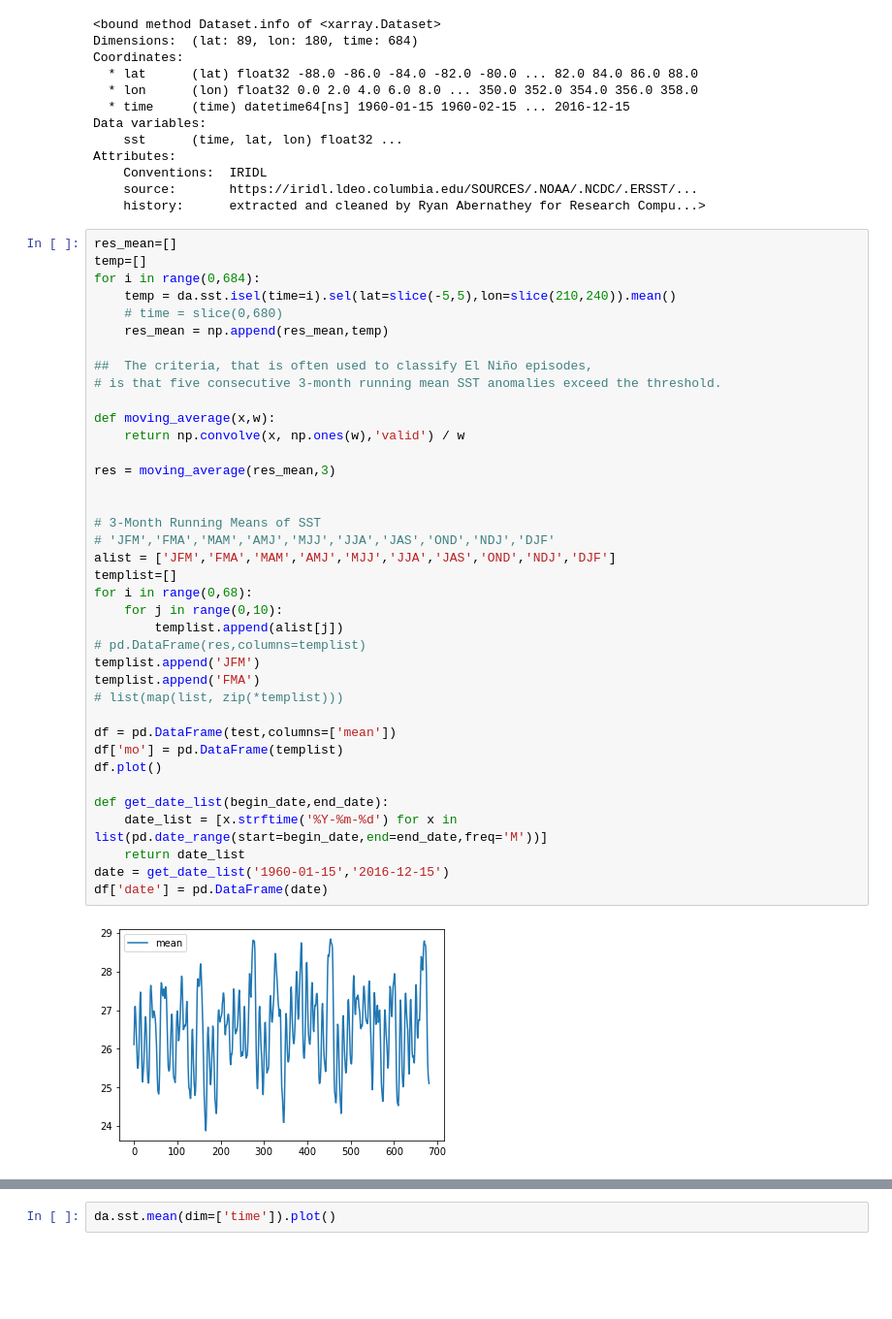
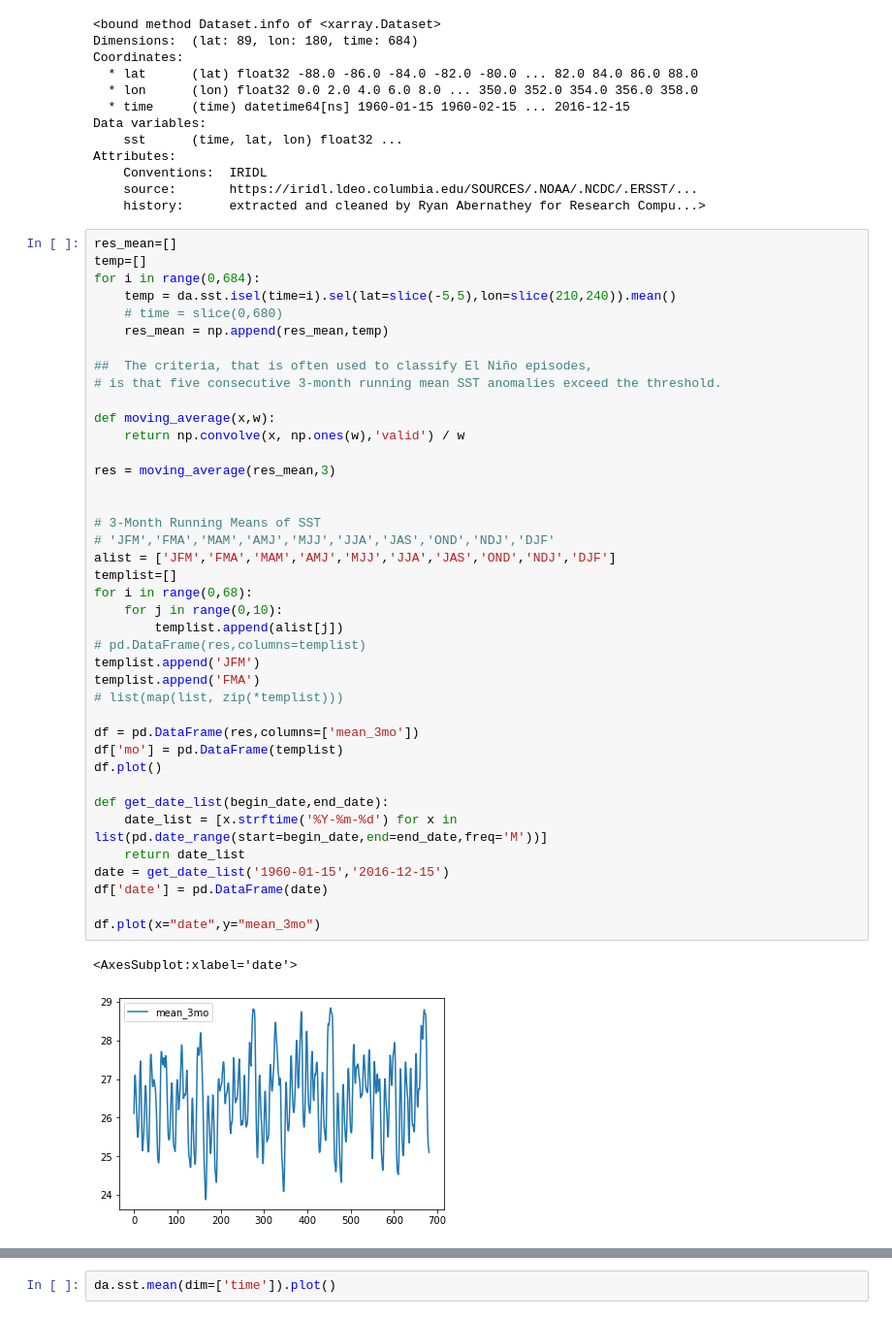
Before and after one commit to mzmzia/ese-5023, a Jupyter notebook: PS3.ipynb, the cells around one changed output, grey strips where cells are left out. Shown: that part at 97% size. Saved outputs shown, nothing was run; the diff lists cells and outputs as text; blank space fills up the shorter version.

```diff
--- a/PS3.ipynb
+++ b/PS3.ipynb
@@ -32,32 +32,35 @@ for i in range(0,684):
 ##  The criteria, that is often used to classify El Niño episodes,
 # is that five consecutive 3-month running mean SST anomalies exceed the threshold.
 
 def moving_average(x,w):
     return np.convolve(x, np.ones(w),'valid') / w
 
 res = moving_average(res_mean,3)
 
 
 # 3-Month Running Means of SST
 # 'JFM','FMA','MAM','AMJ','MJJ','JJA','JAS','OND','NDJ','DJF'
 alist = ['JFM','FMA','MAM','AMJ','MJJ','JJA','JAS','OND','NDJ','DJF']
 templist=[]
 for i in range(0,68):
     for j in range(0,10):
         templist.append(alist[j])
 # pd.DataFrame(res,columns=templist)
 templist.append('JFM')
 templist.append('FMA')
 # list(map(list, zip(*templist)))
 
-df = pd.DataFrame(test,columns=['mean'])
+df = pd.DataFrame(res,columns=['mean_3mo'])
 df['mo'] = pd.DataFrame(templist)
 df.plot()
 
 def get_date_list(begin_date,end_date):
     date_list = [x.strftime('%Y-%m-%d') for x in list(pd.date_range(start=begin_date,end=end_date,freq='M'))]
     return date_list
 date = get_date_list('1960-01-15','2016-12-15')
 df['date'] = pd.DataFrame(date)
+
+df.plot(x="date",y="mean_3mo")
 # %% [output]
+<AxesSubplot:xlabel='date'>
-[figure, old version]
+[figure, new version]
```
Also changed, not shown: parts of 5 cells of this notebook.
